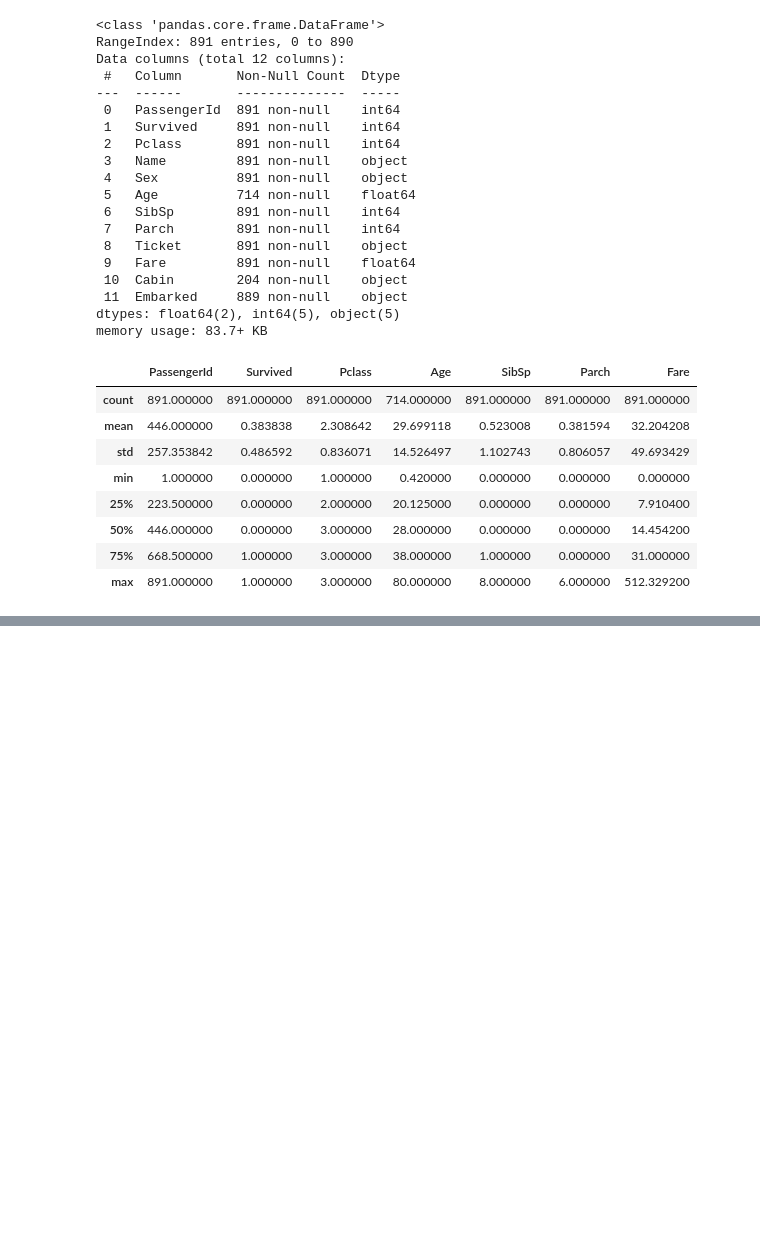
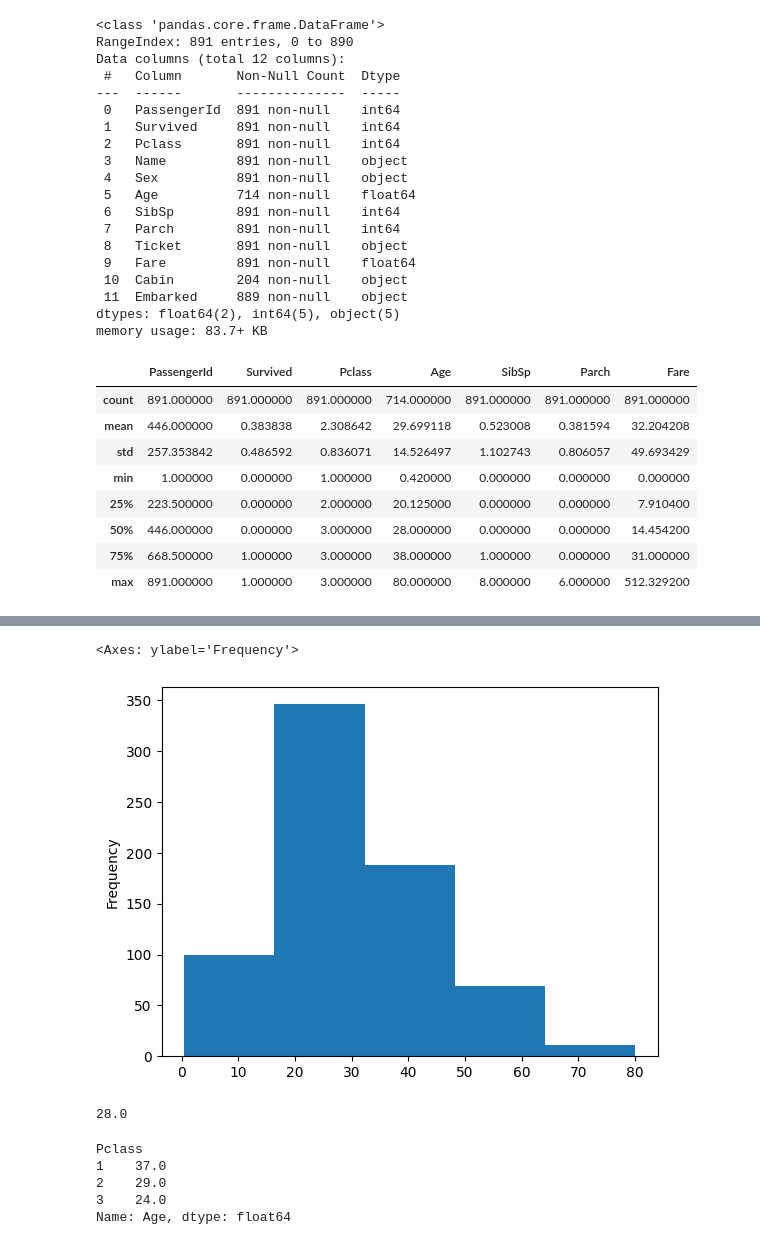
Before and after one commit to georgiassc/Data_Cleaning_Titanic, a Jupyter notebook: Data_Cleaning_Titanic.ipynb, the cells around one changed output, grey strips where cells are left out. Saved outputs shown, nothing was run; the diff lists cells and outputs as text; code cells hidden in the pictures; blank space fills up the shorter version.

```diff
--- a/Data_Cleaning_Titanic.ipynb
+++ b/Data_Cleaning_Titanic.ipynb
@@ -51,0 +125,17 @@ titanic.describe()
+# %%
+titanic.Age.plot.hist (bins=5)
+# %% [output]
+<Axes: ylabel='Frequency'>
+[figure, added]
+# %%
+titanic.Age.median()
+# %% [output]
+28.0
+# %%
+titanic.groupby('Pclass')['Age'].median()
+# %% [output]
+Pclass
+1    37.0
+2    29.0
+3    24.0
+Name: Age, dtype: float64
```
Also changed, not shown: parts of 28 cells of this notebook.
